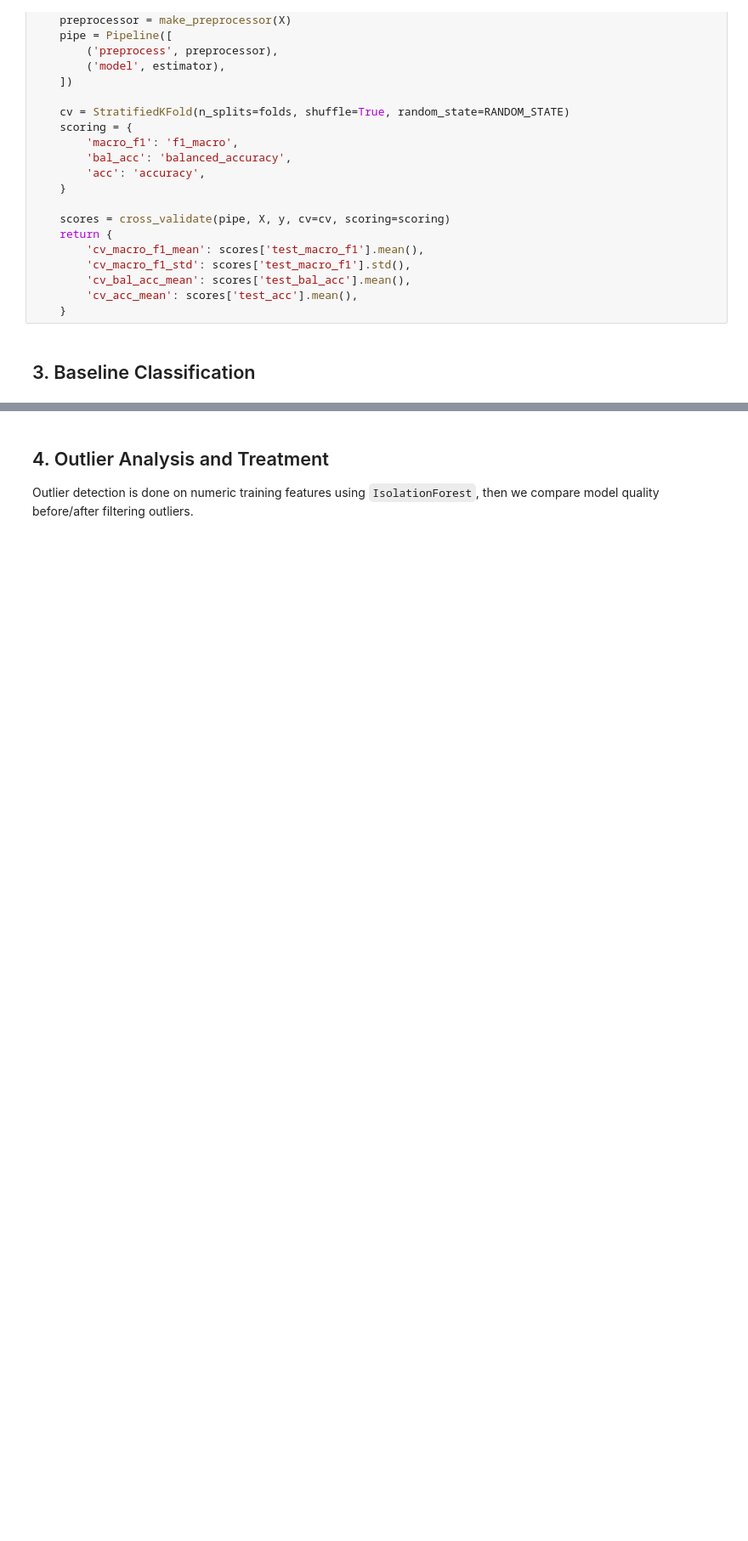
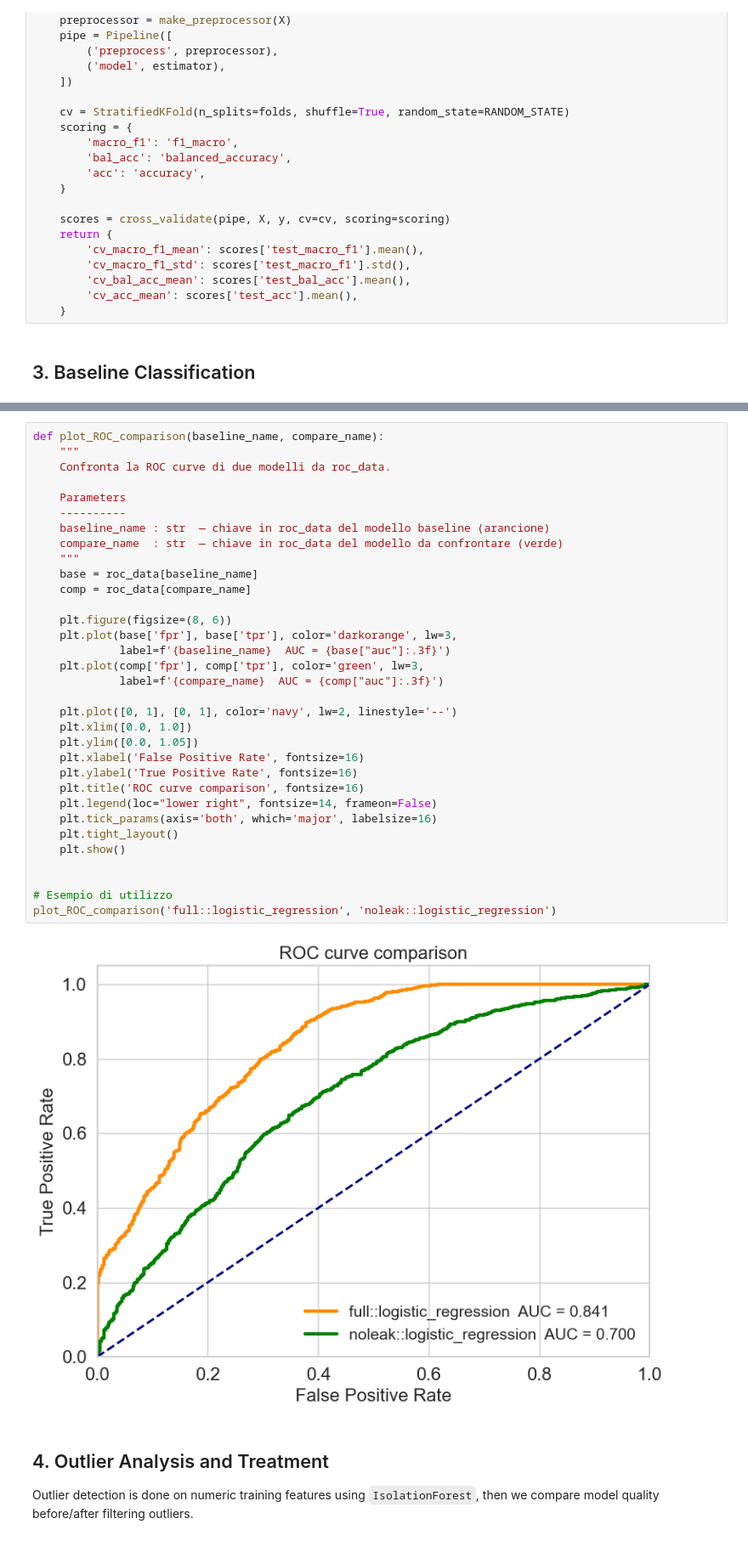
Before and after one commit to kilomo12/Data_Mining_project2, a Jupyter notebook: Data_Mining_project_2_copy.ipynb, the cells around one changed output, grey strips where cells are left out. Shown at 85% size. Drawn from its saved outputs; the diff is of its cells as text; blank space fills up the shorter version.

```diff
--- a/Data_Mining_project_2_copy.ipynb
+++ b/Data_Mining_project_2_copy.ipynb
@@ -830,3 +960,38 @@ display(cv_df)
+# %%
+def plot_ROC_comparison(baseline_name, compare_name):
+    """
+    Confronta la ROC curve di due modelli da roc_data.
+
+    Parameters
+    ----------
+    baseline_name : str  — chiave in roc_data del modello baseline (arancione)
+    compare_name  : str  — chiave in roc_data del modello da confrontare (verde)
+    """
+    base = roc_data[baseline_name]
+    comp = roc_data[compare_name]
+
+    plt.figure(figsize=(8, 6))
+    plt.plot(base['fpr'], base['tpr'], color='darkorange', lw=3,
+             label=f'{baseline_name}  AUC = {base["auc"]:.3f}')
+    plt.plot(comp['fpr'], comp['tpr'], color='green', lw=3,
+             label=f'{compare_name}  AUC = {comp["auc"]:.3f}')
+
+    plt.plot([0, 1], [0, 1], color='navy', lw=2, linestyle='--')
+    plt.xlim([0.0, 1.0])
+    plt.ylim([0.0, 1.05])
+    plt.xlabel('False Positive Rate', fontsize=16)
+    plt.ylabel('True Positive Rate', fontsize=16)
+    plt.title('ROC curve comparison', fontsize=16)
+    plt.legend(loc="lower right", fontsize=14, frameon=False)
+    plt.tick_params(axis='both', which='major', labelsize=16)
+    plt.tight_layout()
+    plt.show()
+
+
+# Esempio di utilizzo
+plot_ROC_comparison('full::logistic_regression', 'noleak::logistic_regression')
+# %% [output]
+[figure, added]
 # %% [markdown]
 ## 4. Outlier Analysis and Treatment
 
```
Also changed, not shown: parts of 26 cells of this notebook.
